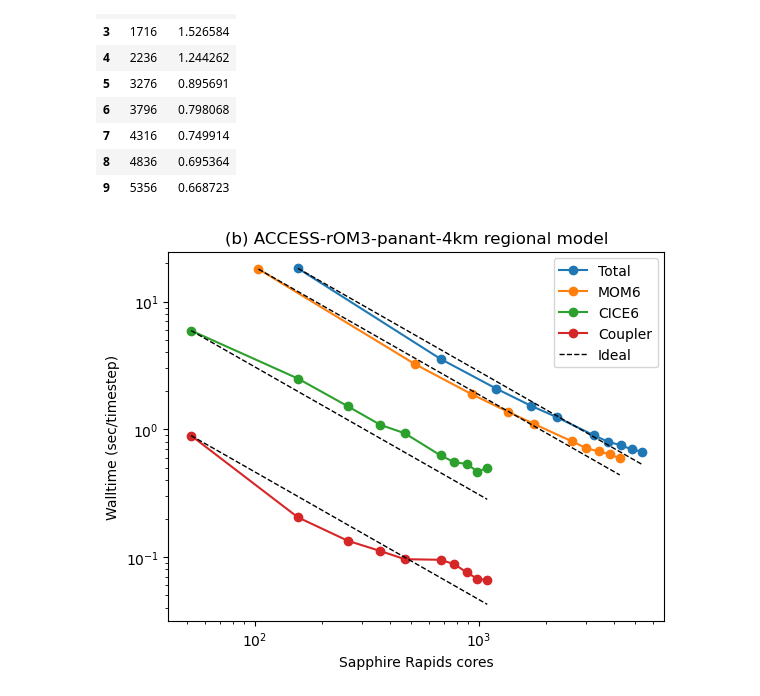
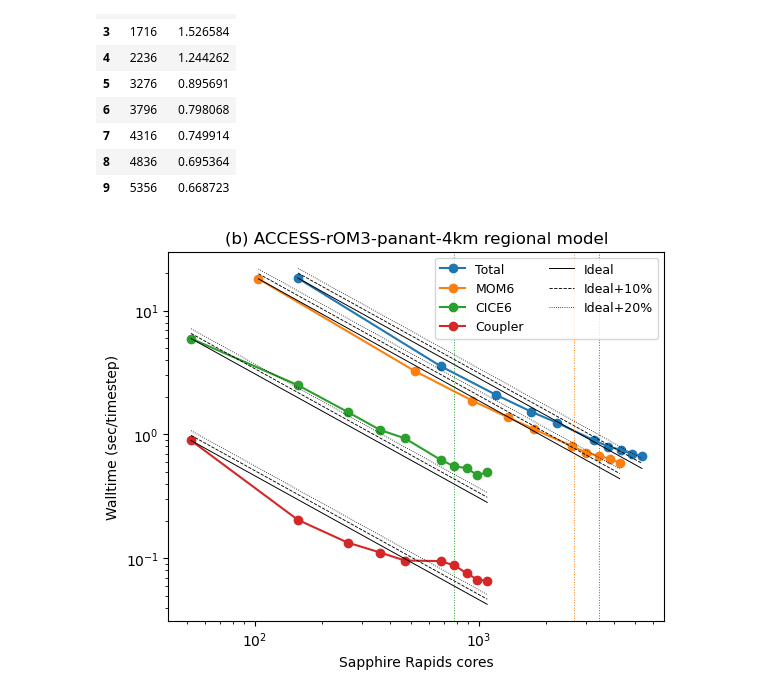
Before and after one commit to aekiss/NCMAS2026, a Jupyter notebook: Scaling.ipynb, the cells around one changed output. Saved outputs shown, nothing was run; the diff lists cells and outputs as text; code cells hidden in the pictures.

```diff
--- a/Scaling.ipynb
+++ b/Scaling.ipynb
@@ -242,28 +251,39 @@ pa_total
 # %%
 plt.figure()
 d = pa_total.dropna()
 p = plt.loglog(d.set_index('Cores'),
          marker='o', label='Total')
-plt.loglog([d.iloc[0,0], d.iloc[-1,0]],
-           [d.iloc[0,1], d.iloc[0,1]*d.iloc[0,0]/d.iloc[-1,0]],
-           color='k',#p[-1].get_color(),
-           linestyle='--',
-           linewidth=1)
-cols = ['MOM6', 'CICE6', 'Coupler']
-for n in cols:
+plt.axvline(3432, color=p[-1].get_color(),
+           linestyle=':', linewidth=0.7)
+for i, linestyle in enumerate(['-', '--', ':']):
+    s = 1+i/10
+    plt.loglog([d.iloc[0,0], d.iloc[-1,0]],
+               [s*d.iloc[0,1], s*d.iloc[0,1]*d.iloc[0,0]/d.iloc[-1,0]],
+               color='k',#p[-1].get_color(),
+               linestyle=linestyle, linewidth=0.7/s,
+              )
+
+cols = {'MOM6': 2658, 'CICE6': 774, 'Coupler': 774}
+for n, v in cols.items():
     d = pa_data.loc[:, ['Cores', n]].dropna()
     p = plt.loglog(d.set_index(names[0]),
              marker='o', label=n)
-    plt.loglog([d.iloc[0,0], d.iloc[-1,0]],
-               [d.iloc[0,1], d.iloc[0,1]*d.iloc[0,0]/d.iloc[-1,0]],
-               color='k',#p[-1].get_color(),
-               linestyle='--', linewidth=1,
-               label='Ideal' if n == 'Coupler' else None
-              )
-plt.legend()
+    if n in ['MOM6', 'CICE6']:
+        plt.axvline(v, color=p[-1].get_color(),
+                   linestyle=':', linewidth=0.7)
+    for i, linestyle in enumerate(['-', '--', ':']):
+        s = 1+i/10
+        plt.loglog([d.iloc[0,0], d.iloc[-1,0]],
+                   [s*d.iloc[0,1], s*d.iloc[0,1]*d.iloc[0,0]/d.iloc[-1,0]],
+                   color='k',#p[-1].get_color(),
+                   linestyle=linestyle, linewidth=0.7/s,
+                   label=None if n != 'Coupler' else 'Ideal' if s == 1 else f'Ideal+{i*10}%'
+                  )
+
+plt.legend(ncol=2, fontsize=9)
 plt.xlabel('Sapphire Rapids cores')
 plt.ylabel('Walltime (sec/timestep)')
 plt.title('(b) ACCESS-rOM3-panant-4km regional model')
 plt.savefig('scaling_ACCESS-rOM3-panant-4km.png', dpi=200)
 # %% [output]
-[figure, old version]
+[figure, new version]
```
Also changed, not shown: parts of 1 cell of this notebook.
